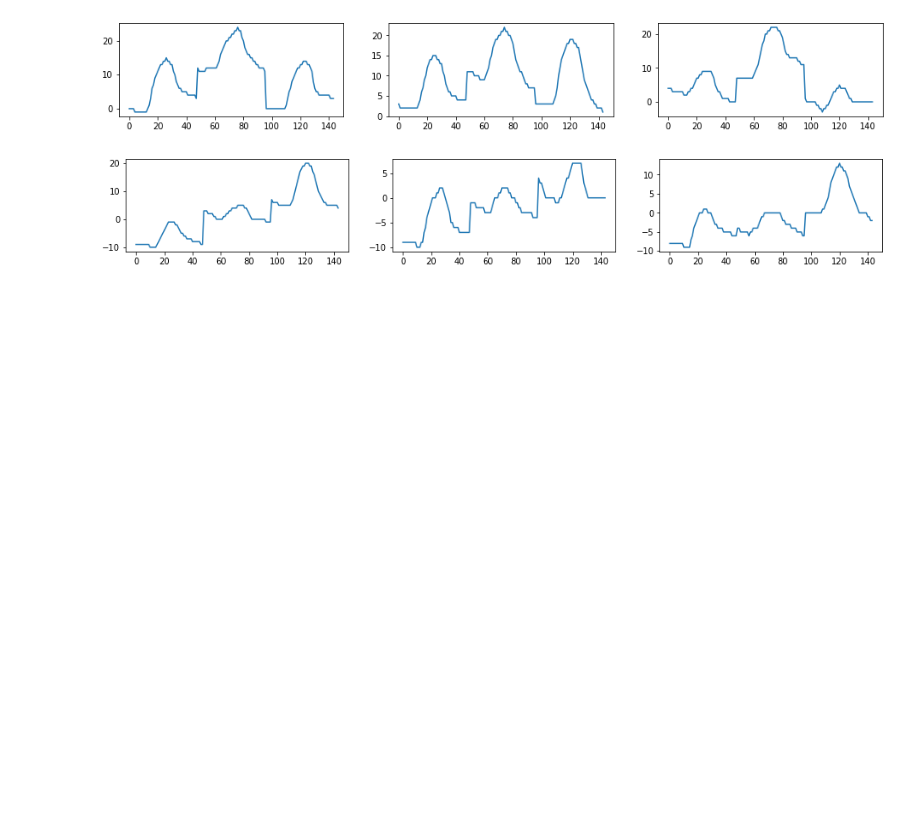
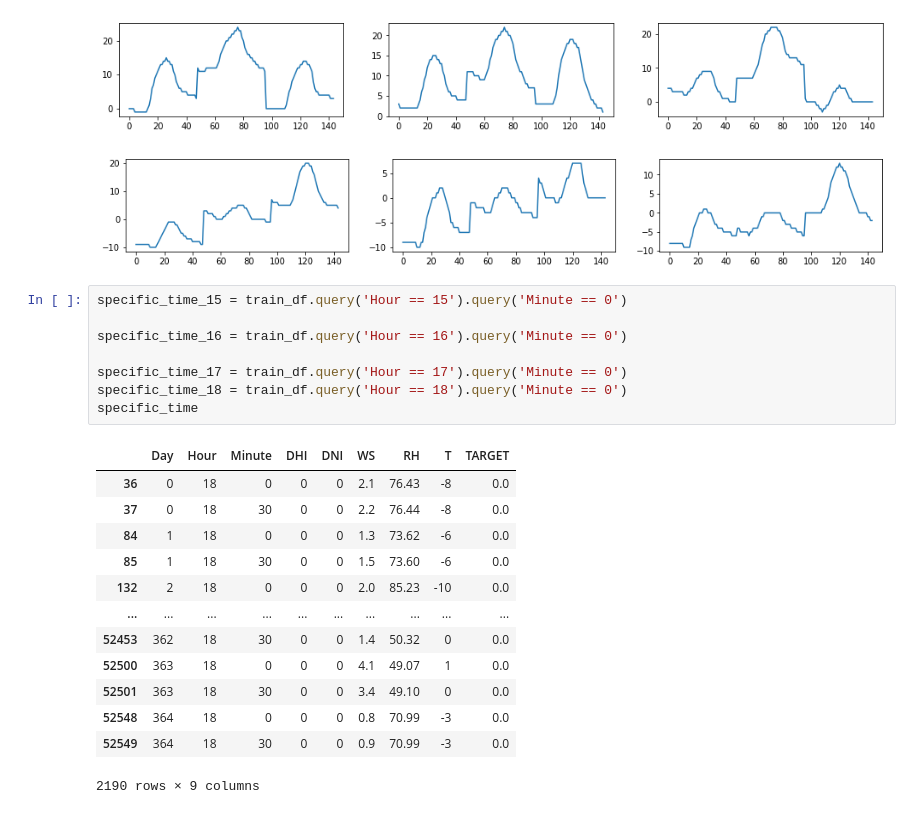
Before and after one commit to parkjuida/dacon, a Jupyter notebook: 235680/divided_eda.ipynb, the cells around one changed output. Cells and saved outputs as stored; diff of their text form; blank space fills up the shorter version.

```diff
--- a/235680/divided_eda.ipynb
+++ b/235680/divided_eda.ipynb
@@ -85,3 +98,25 @@ for i in range(12):
 [figure]
 [figure]
 [figure]
+# %%
+specific_time_15 = train_df.query('Hour == 15').query('Minute == 0')
+
+specific_time_16 = train_df.query('Hour == 16').query('Minute == 0')
+
+specific_time_17 = train_df.query('Hour == 17').query('Minute == 0')
+specific_time_18 = train_df.query('Hour == 18').query('Minute == 0')
+specific_time
+# %% [output]
+|  | Day | Hour | Minute | DHI | DNI | WS | RH | T | TARGET |
+| 36 | 0 | 18 | 0 | 0 | 0 | 2.1 | 76.43 | -8 | 0.0 |
+| 37 | 0 | 18 | 30 | 0 | 0 | 2.2 | 76.44 | -8 | 0.0 |
+| 84 | 1 | 18 | 0 | 0 | 0 | 1.3 | 73.62 | -6 | 0.0 |
+| 85 | 1 | 18 | 30 | 0 | 0 | 1.5 | 73.60 | -6 | 0.0 |
+| 132 | 2 | 18 | 0 | 0 | 0 | 2.0 | 85.23 | -10 | 0.0 |
+| ... | ... | ... | ... | ... | ... | ... | ... | ... | ... |
+| 52453 | 362 | 18 | 30 | 0 | 0 | 1.4 | 50.32 | 0 | 0.0 |
+| 52500 | 363 | 18 | 0 | 0 | 0 | 4.1 | 49.07 | 1 | 0.0 |
+| 52501 | 363 | 18 | 30 | 0 | 0 | 3.4 | 49.10 | 0 | 0.0 |
+| 52548 | 364 | 18 | 0 | 0 | 0 | 0.8 | 70.99 | -3 | 0.0 |
+| 52549 | 364 | 18 | 30 | 0 | 0 | 0.9 | 70.99 | -3 | 0.0 |
+2190 rows × 9 columns
```
Also changed, not shown: parts of 3 cells of this notebook, 4 other files.
